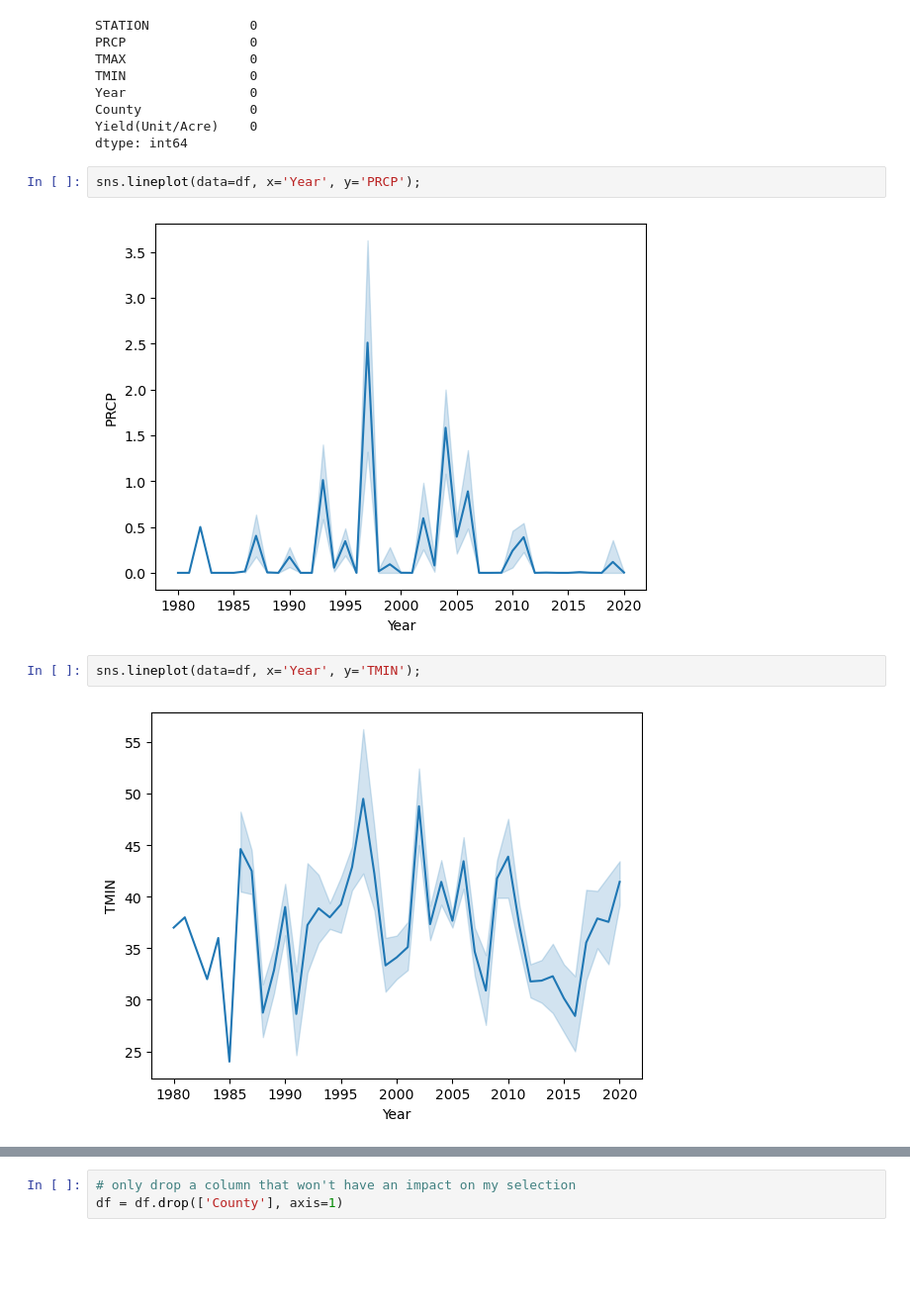
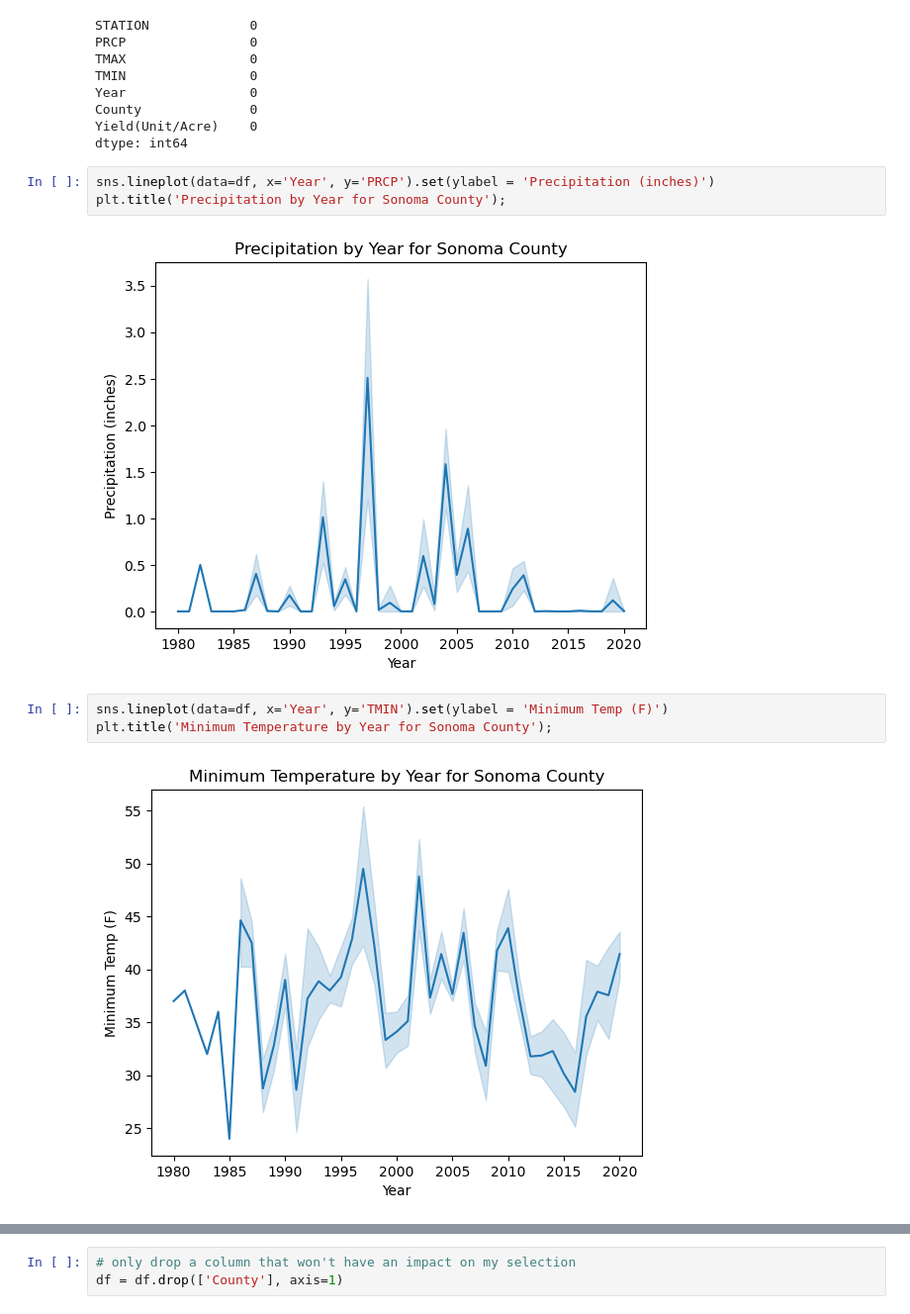
Before and after one commit to coldzonemt/Capstone_2, a Jupyter notebook: Modeling.ipynb, the cells around one changed output, grey strips where cells are left out. Shown: that part at 99% size. Saved outputs shown, nothing was run; the diff lists cells and outputs as text; blank space fills up the shorter version.

Commit message:
add labels and titles to plots

```diff
--- a/Modeling.ipynb
+++ b/Modeling.ipynb
@@ -49,11 +50,13 @@ County              0
 Yield(Unit/Acre)    0
 dtype: int64
 # %%
-sns.lineplot(data=df, x='Year', y='PRCP');
+sns.lineplot(data=df, x='Year', y='PRCP').set(ylabel = 'Precipitation (inches)')
+plt.title('Precipitation by Year for Sonoma County');
 # %% [output]
-[figure, old version]
+[figure, new version]
 # %%
-sns.lineplot(data=df, x='Year', y='TMIN');
+sns.lineplot(data=df, x='Year', y='TMIN').set(ylabel = 'Minimum Temp (F)')
+plt.title('Minimum Temperature by Year for Sonoma County');
 # %% [output]
-[figure, old version]
+[figure, new version]
 # %%
```
Also changed, not shown: parts of 4 cells of this notebook.
